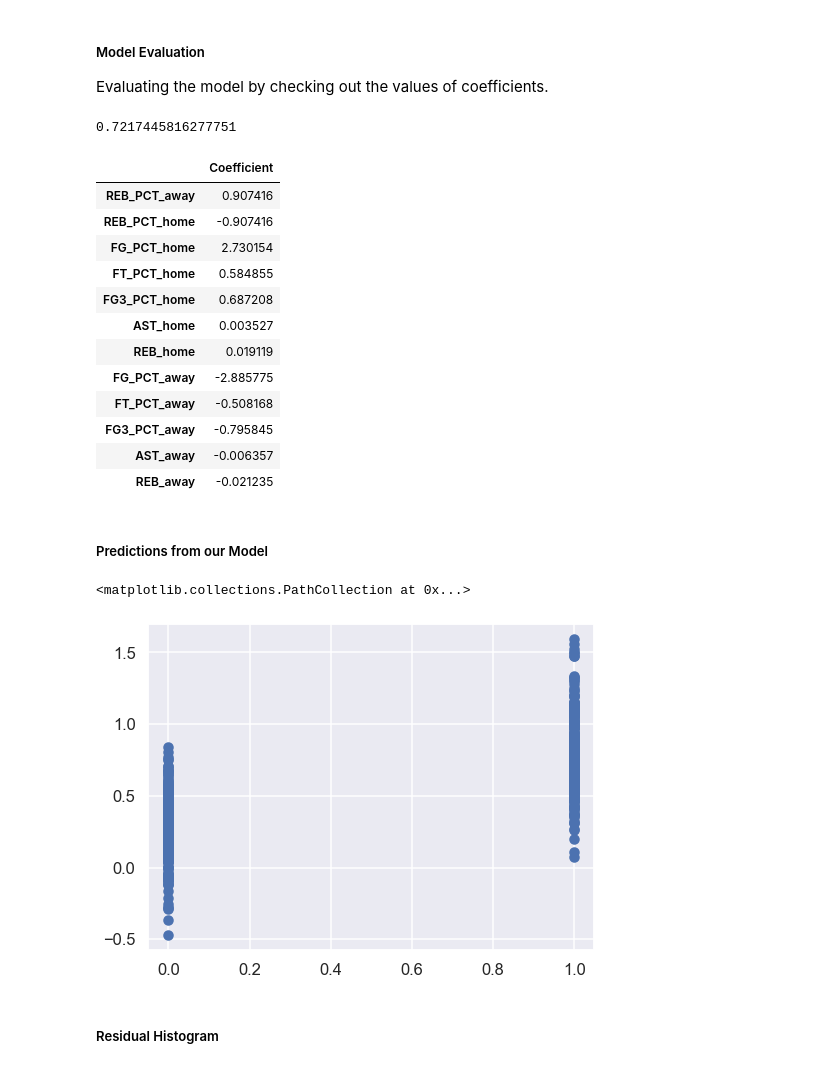
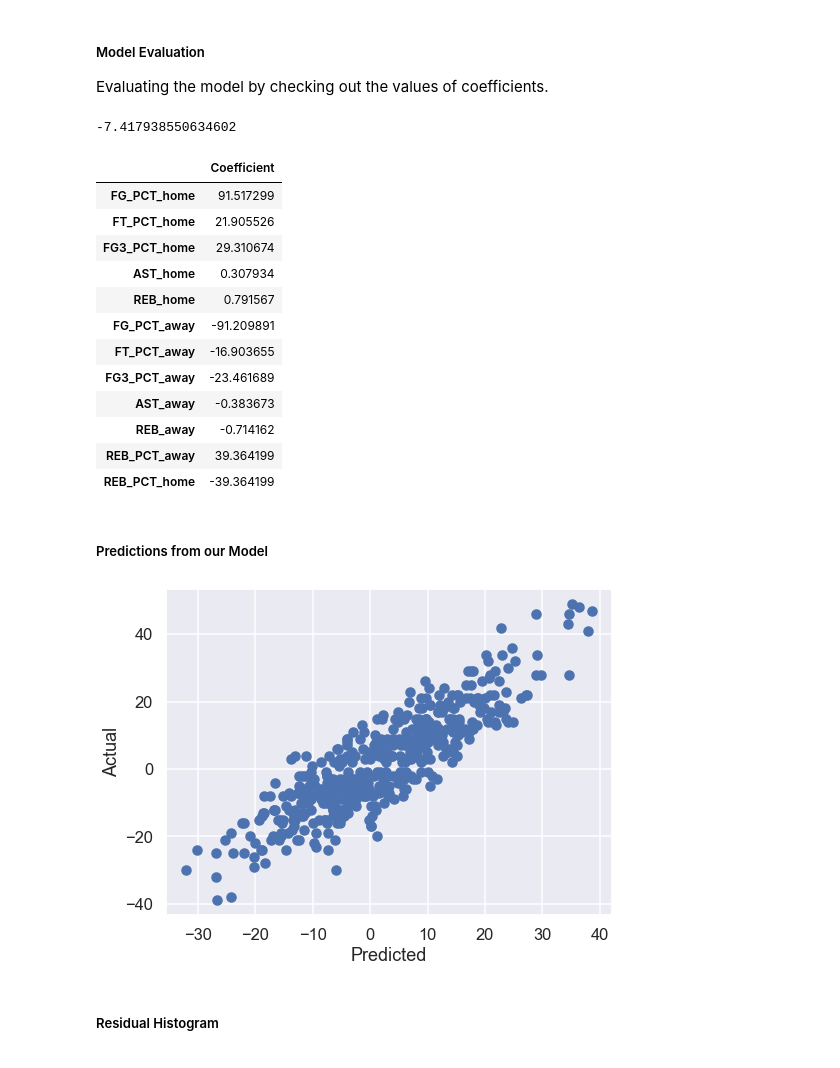
Before and after one commit to apainintheneck/nba-data-science, a Jupyter notebook: final_project.ipynb, the cells around one changed output. Drawn from its saved outputs; the diff is of its cells as text; code cells hidden in the pictures.

```diff
--- a/final_project.ipynb
+++ b/final_project.ipynb
@@ -114,6 +116,12 @@ AST_away            0
 REB_away            0
 HOME_TEAM_WINS      0
 dtype: int64
+# %%
+#Create new rebound percentage columns
+df['REB_PCT_away'] = df['REB_away'] / (df['REB_away'] + df['REB_home'])
+df['REB_PCT_home'] = df['REB_home'] / (df['REB_away'] + df['REB_home'])
+#Create new point diffirential column for linear regression
+df['PTS_DIFF_home'] = df['PTS_home'] - df['PTS_away']
 # %%
 col_to_drop = ['GAME_ID', 'GAME_DATE_EST', 'GAME_STATUS_TEXT', 'PTS_home', 'PTS_away', 'HOME_TEAM_ID', 'VISITOR_TEAM_ID', 'SEASON', 'TEAM_ID_home', 'TEAM_ID_away']
 df.drop(col_to_drop, axis = 1, inplace=True)  #Dropping the useless/not relevant columns.
@@ -124,9 +128,3 @@ df['REB_PCT_home'] = df['REB_home'] / (df['REB_away'] + df['REB_home'])
-# %%
-#Move REB_PCT_away and REB_PCT_home columns to front of df leaving HOME_TEAM_WINS
-#at the back because that is what we are trying to predict.
-cols = df.columns.tolist()
-cols = cols[-2:] + cols[:-2]
-df = df[cols]
 # %%
 df.head()
 # %% [output]
@@ -211,7 +207,7 @@ Index(['REB_PCT_away', 'REB_PCT_home', 'FG_PCT_home', 'FT_PCT_home',
       dtype='object')
 # %%
-X = df.drop('HOME_TEAM_WINS',axis=1)
-y = df['HOME_TEAM_WINS']
+X = df.drop(['HOME_TEAM_WINS', 'PTS_DIFF_home'],axis=1) #Exclude targets
+y = df['PTS_DIFF_home']
 # %% [markdown]
 ##### Train Test Split
 Splitting the data into a training set and a testing set. We will train out model on the training set first and then use the test set to evaluate the model.
@@ -231,33 +227,34 @@ Evaluating the model by checking out the values of coefficients.
 # print the intercept
 print(lm.intercept_)
 # %% [output]
-0.7217445816277751
+-7.417938550634602
 # %%
 coeff_df = pd.DataFrame(lm.coef_,X.columns,columns=['Coefficient'])
 coeff_df
 # %% [output]
 |  | Coefficient |
-| REB_PCT_away | 0.907416 |
-| REB_PCT_home | -0.907416 |
-| FG_PCT_home | 2.730154 |
-| FT_PCT_home | 0.584855 |
-| FG3_PCT_home | 0.687208 |
-| AST_home | 0.003527 |
-| REB_home | 0.019119 |
-| FG_PCT_away | -2.885775 |
-| FT_PCT_away | -0.508168 |
-| FG3_PCT_away | -0.795845 |
-| AST_away | -0.006357 |
-| REB_away | -0.021235 |
+| FG_PCT_home | 91.517299 |
+| FT_PCT_home | 21.905526 |
+| FG3_PCT_home | 29.310674 |
+| AST_home | 0.307934 |
+| REB_home | 0.791567 |
+| FG_PCT_away | -91.209891 |
+| FT_PCT_away | -16.903655 |
+| FG3_PCT_away | -23.461689 |
+| AST_away | -0.383673 |
+| REB_away | -0.714162 |
+| REB_PCT_away | 39.364199 |
+| REB_PCT_home | -39.364199 |
 # %% [markdown]
 ##### Predictions from our Model
 # %%
 predictions = lm.predict(X_test)
 # %%
-plt.scatter(y_test,predictions)
+plt.scatter(y=y_test, x=predictions)
+plt.ylabel('Actual')
+plt.xlabel('Predicted');
 # %% [output]
-<matplotlib.collections.PathCollection at 0x...>
-[figure, old version]
+[figure, new version]
 # %% [markdown]
 ##### Residual Histogram
 # %%
```
Also changed, not shown: parts of 24 cells of this notebook.
